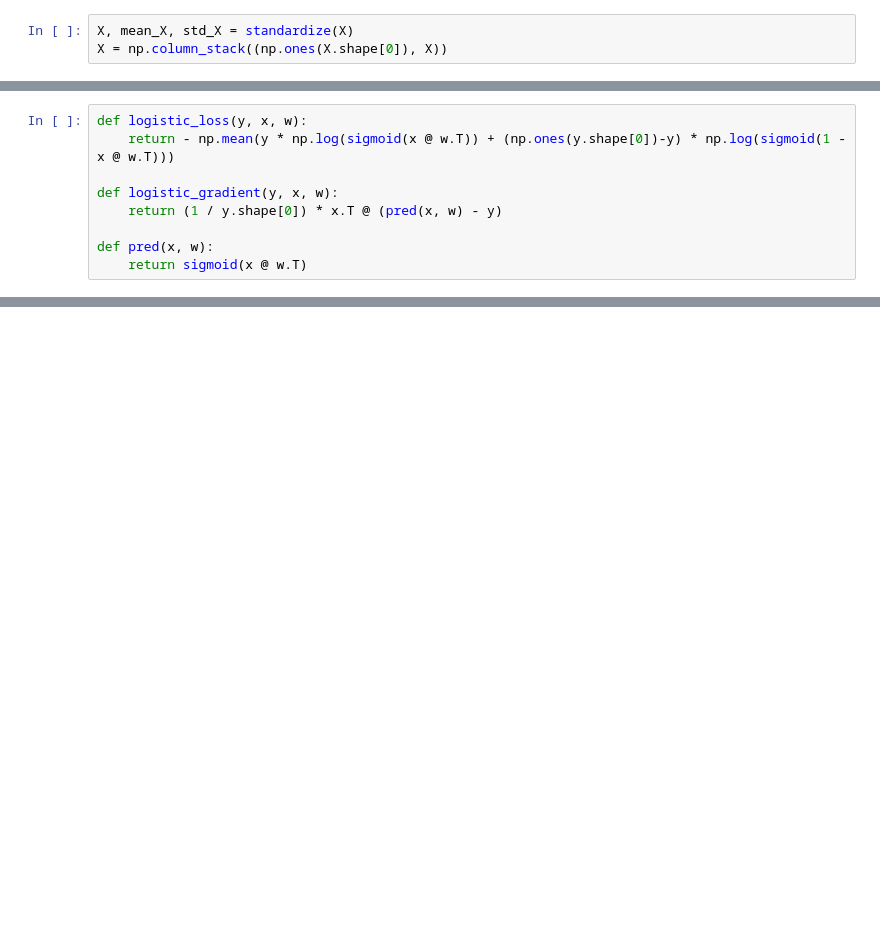
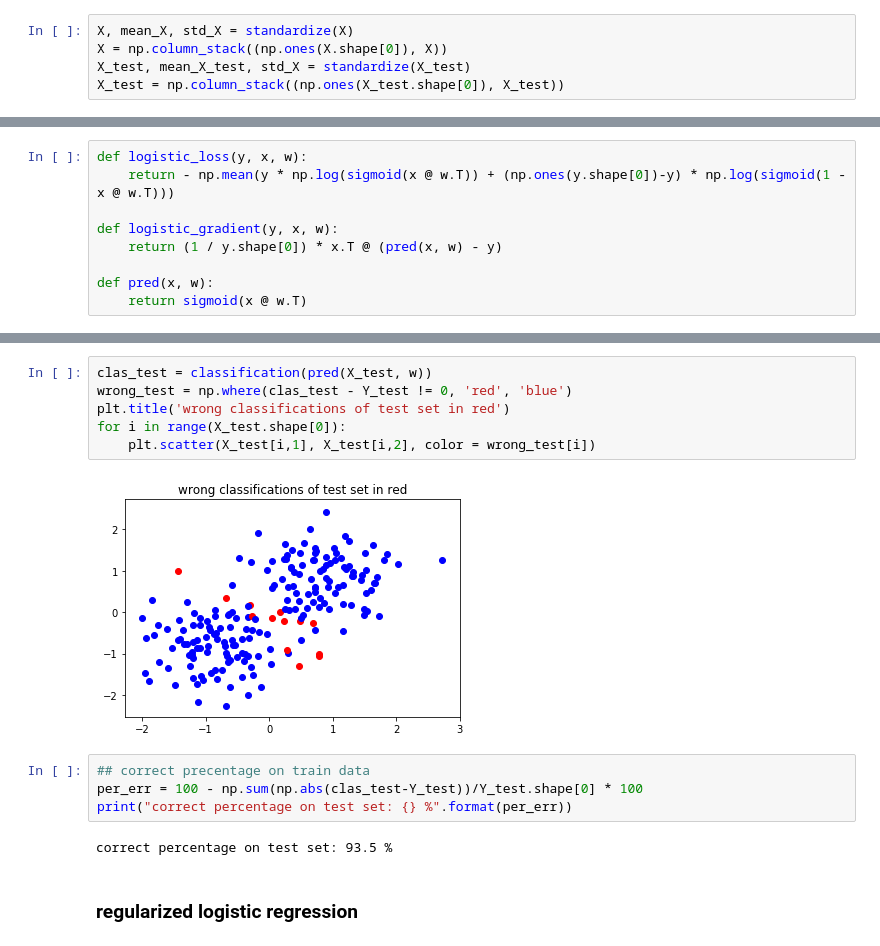
Before and after one commit to LeoSerena/MasterMLProject, a Jupyter notebook: logistic regression.ipynb, the cells around one changed output, grey strips where cells are left out. Saved outputs shown, nothing was run; the diff lists cells and outputs as text; blank space fills up the shorter version.

```diff
--- a/logistic regression.ipynb
+++ b/logistic regression.ipynb
@@ -36,6 +46,8 @@ def standardize(x):
 # %%
 X, mean_X, std_X = standardize(X)
 X = np.column_stack((np.ones(X.shape[0]), X))
+X_test, mean_X_test, std_X = standardize(X_test)
+X_test = np.column_stack((np.ones(X_test.shape[0]), X_test))
 # %%
 def sigmoid(z):
     return 1/(1 + np.exp(-z))
@@ -80,0 +106,16 @@ wrong = np.where(clas - Y != 0, 'red', 'blue')
+# %%
+clas_test = classification(pred(X_test, w))
+wrong_test = np.where(clas_test - Y_test != 0, 'red', 'blue')
+plt.title('wrong classifications of test set in red')
+for i in range(X_test.shape[0]):
+    plt.scatter(X_test[i,1], X_test[i,2], color = wrong_test[i])
+# %% [output]
+[figure, added]
+# %%
+## correct precentage on train data
+per_err = 100 - np.sum(np.abs(clas_test-Y_test))/Y_test.shape[0] * 100
+print("correct percentage on test set: {} %".format(per_err))
+# %% [output]
+correct percentage on test set: 93.5 %
+# %% [markdown]
+### regularized logistic regression
```
Also changed, not shown: parts of 13 cells of this notebook, 2 other files.
